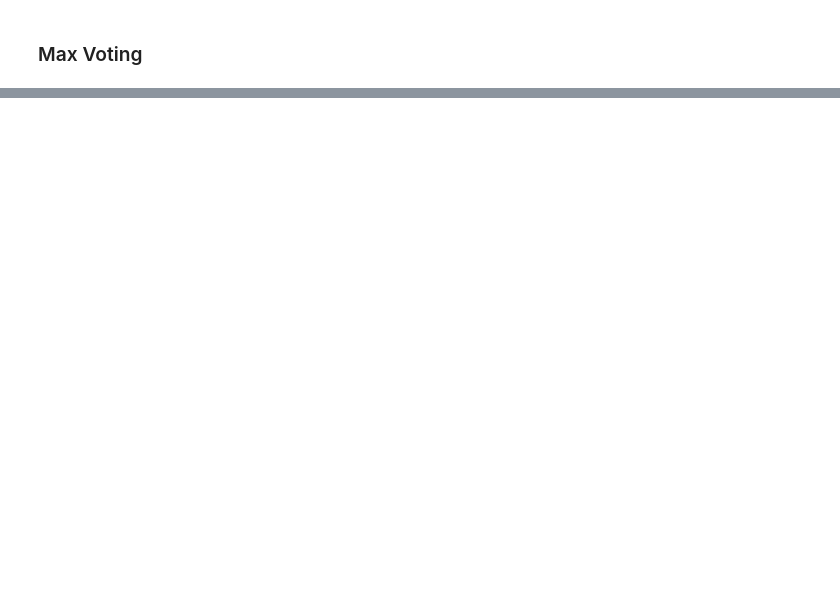
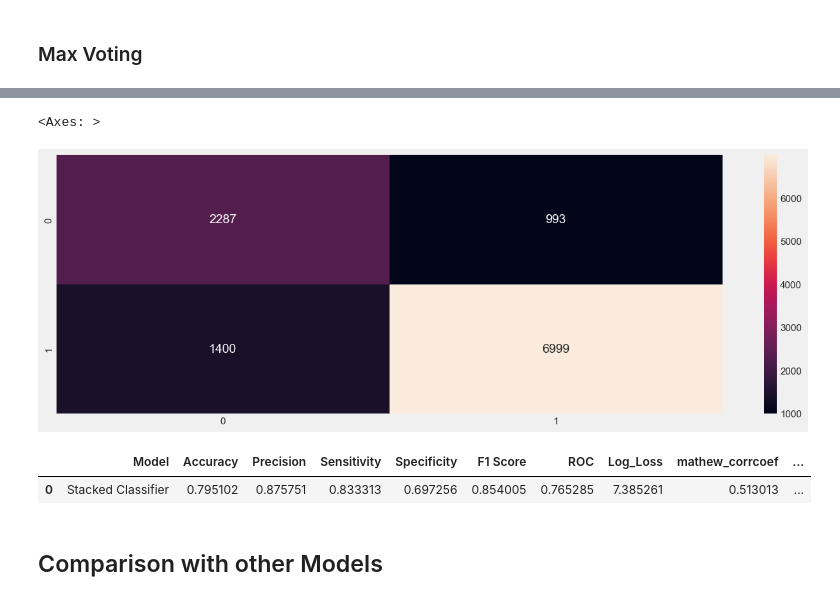
Before and after one commit to Wahaj-Raza/Cognitive-Environmental-Analysis, a Jupyter notebook: Cognitive Environmental Analysis Student Grade Prediction.ipynb, the cells around one changed output, grey strips where cells are left out. Cells and saved outputs as stored; diff of their text form; code cells hidden in the pictures; blank space fills up the shorter version.

```diff
--- a/Cognitive Environmental Analysis Student Grade Prediction.ipynb
+++ b/Cognitive Environmental Analysis Student Grade Prediction.ipynb
@@ -768,0 +825,30 @@ weighted avg       0.81      0.81      0.81     11679
+# %%
+from sklearn import metrics
+CM=confusion_matrix(Y_test,y_pred)
+sns.heatmap(CM, annot=True, fmt='g')
+plt.show();
+TN = CM[0][0]
+FN = CM[1][0]
+TP = CM[1][1]
+FP = CM[0][1]
+specificity = TN/(TN+FP)
+loss_log = metrics.log_loss(Y_test, y_pred)
+acc= accuracy_score(Y_test, y_pred)
+roc=metrics.roc_auc_score(Y_test, y_pred)
+prec = metrics.precision_score(Y_test, y_pred)
+rec = metrics.recall_score(Y_test, y_pred)
+f1 = metrics.f1_score(Y_test, y_pred)
+cohen_kappa = metrics.cohen_kappa_score(Y_test, y_pred)
+mathew = metrics.matthews_corrcoef(Y_test, y_pred)
+
+model_results =pd.DataFrame([['Stacked Classifier',acc, prec,rec,specificity, f1,roc, loss_log,mathew, cohen_kappa]],
+               columns = ['Model', 'Accuracy','Precision', 'Sensitivity','Specificity', 'F1 Score','ROC','Log_Loss','mathew_corrcoef', 'Cohen Kappa'])
+
+model_results
+# %% [output]
+<Axes: >
+[figure, added]
+|  | Model | Accuracy | Precision | Sensitivity | Specificity | F1 Score | ROC | Log_Loss | mathew_corrcoef | ... |
+| 0 | Stacked Classifier | 0.795102 | 0.875751 | 0.833313 | 0.697256 | 0.854005 | 0.765285 | 7.385261 | 0.513013 | ... |
+# %% [markdown]
+## Comparison with other Models
```
Also changed, not shown: parts of 31 cells of this notebook, 2 other files.
